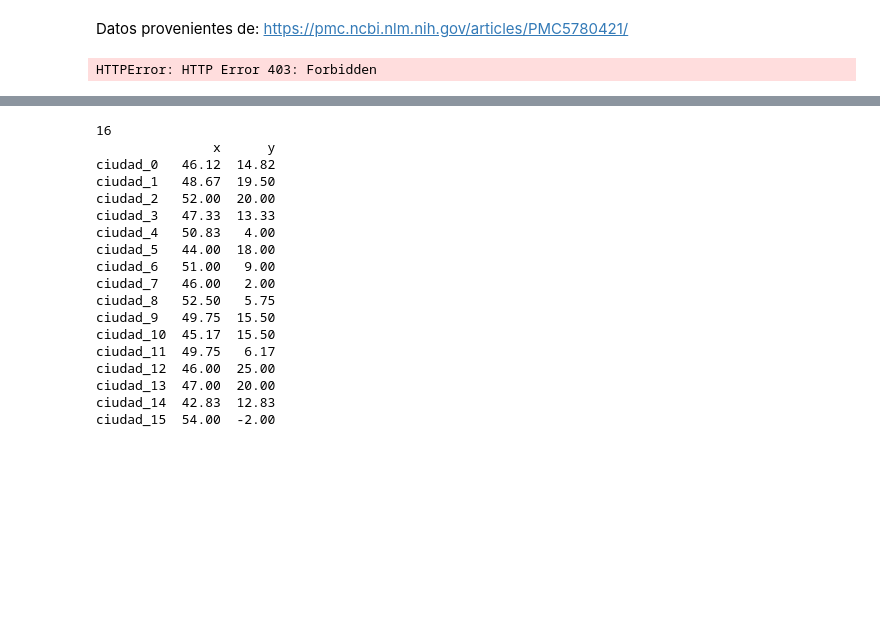
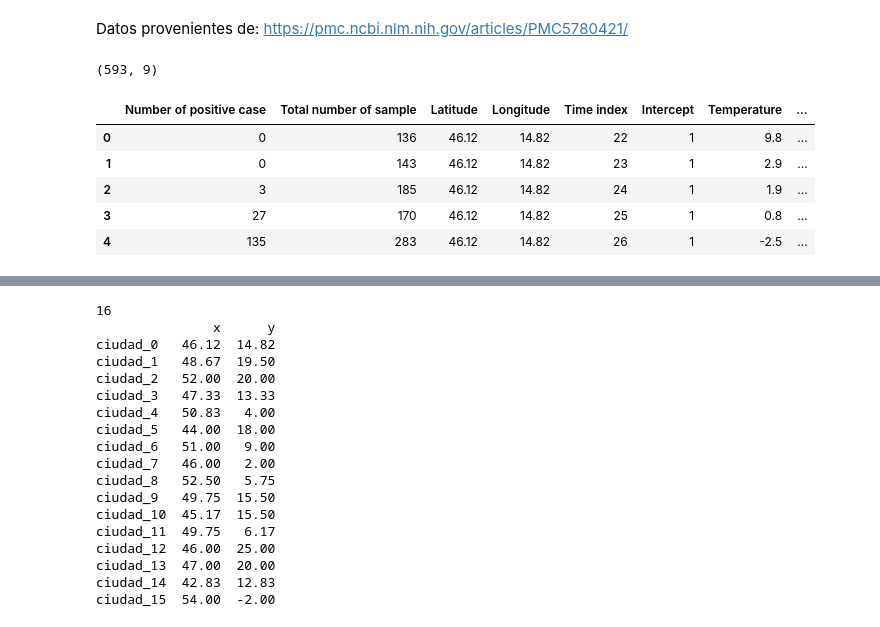
Before and after one commit to pedro9olivares/Bourbaki, a Jupyter notebook: Matematicas-para-la-Ciencia-de-Datos/Modulo-III/Programacion-Lineal/Problema_del_viajante.ipynb, the cells around one changed output, grey strips where cells are left out. Drawn from its saved outputs; the diff is of its cells as text; code cells hidden in the pictures; blank space fills up the shorter version.

```diff
--- a/Matematicas-para-la-Ciencia-de-Datos/Modulo-III/Programacion-Lineal/Problema_del_viajante.ipynb
+++ b/Matematicas-para-la-Ciencia-de-Datos/Modulo-III/Programacion-Lineal/Problema_del_viajante.ipynb
@@ -277,12 +278,18 @@ import geopandas as gpd
 from shapely.geometry import Point
 # %%
 #import data from file
-url = 'https://www.ncbi.nlm.nih.gov/pmc/articles/PMC5780421/bin/41598_2018_19772_MOESM3_ESM.xlsx'
-data = pd.read_excel(url)
+ruta = '41598_2018_19772_MOESM3_ESM.xlsx'
+data = pd.read_excel(ruta)
 print(data.shape)
 data.head()
 # %% [output]
-HTTPError: HTTP Error 403: Forbidden
+(593, 9)
+|  | Number of positive case | Total number of sample | Latitude | Longitude | Time index | Intercept | Temperature | ... |
+| 0 | 0 | 136 | 46.12 | 14.82 | 22 | 1 | 9.8 | ... |
+| 1 | 0 | 143 | 46.12 | 14.82 | 23 | 1 | 2.9 | ... |
+| 2 | 3 | 185 | 46.12 | 14.82 | 24 | 1 | 1.9 | ... |
+| 3 | 27 | 170 | 46.12 | 14.82 | 25 | 1 | 0.8 | ... |
+| 4 | 135 | 283 | 46.12 | 14.82 | 26 | 1 | -2.5 | ... |
 # %%
 geometry = [Point(xy) for xy in zip(data['Longitude'],data['Latitude'])]
 crs = {'init' : 'epsg:4326'}
```
Also changed, not shown: parts of 8 cells of this notebook.
